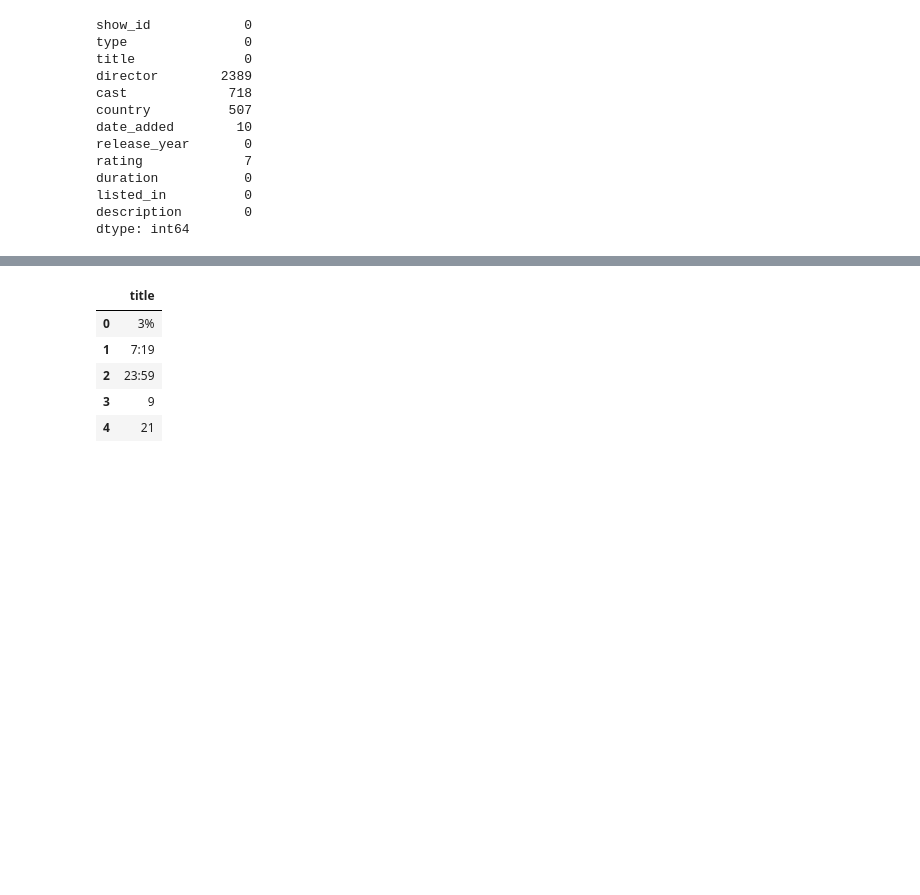
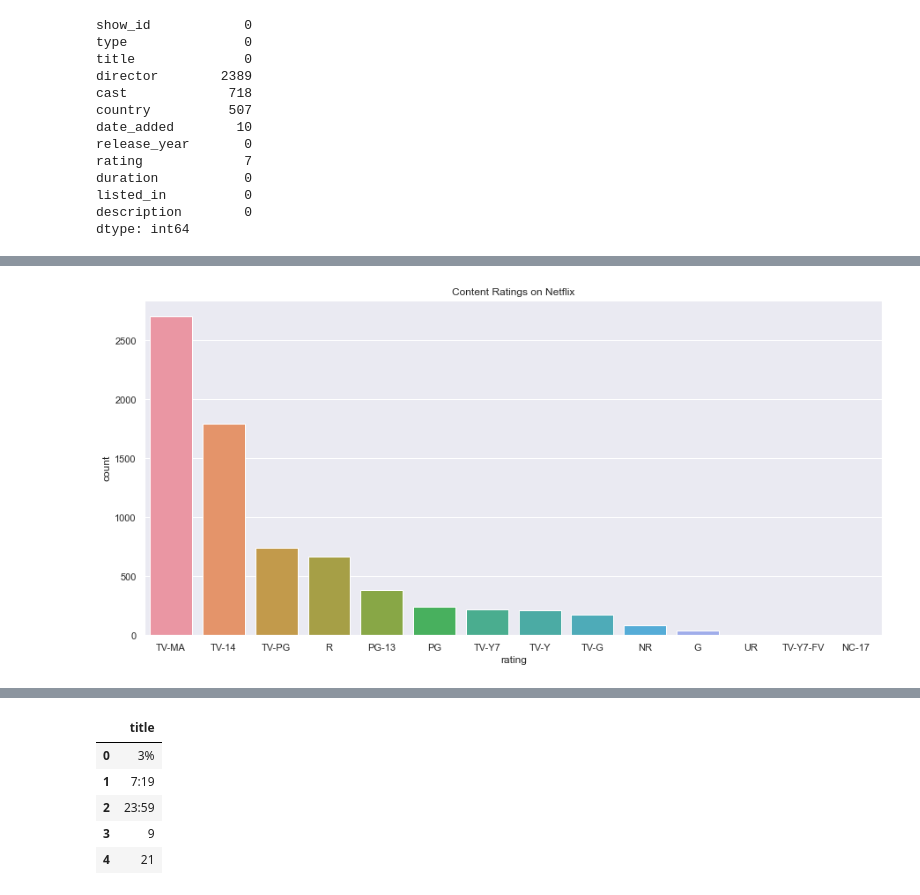
Before and after one commit to sanyogthescholar/movie_recommendation_system, a Jupyter notebook: movie_recommendation_system.ipynb, the cells around one changed output, grey strips where cells are left out. Cells and saved outputs as stored; diff of their text form; code cells hidden in the pictures; blank space fills up the shorter version.

Commit message:
Update movie_recommendation_system.ipynb
data visualisations

```diff
--- a/movie_recommendation_system.ipynb
+++ b/movie_recommendation_system.ipynb
@@ -71,0 +100,8 @@ dtype: int64
+# %%
+#filling nan values for different columns
+df['director']=df['director'].fillna('unknown')
+df['cast']=df['cast'].fillna('unknown')
+df['date_added']=df['date_added'].fillna('not specified')
+
+#dropping rows with missing columns
+df.dropna(subset=['country','rating'], axis=0, inplace= True)
@@ -71,0 +149,5 @@ dtype: int64
+# %%
+#creating a new dataframe called rating_count
+rating_count=pd.DataFrame(df['rating'].value_counts()).reset_index(inplace=False)
+rating_count.columns=['rating','count']
+rating_count
@@ -71,0 +170,8 @@ dtype: int64
+# %%
+#visualizing the ratings on the netflix dataset
+sns.set(rc={'figure.figsize':(15,7)})
+ax=sns.barplot(data=rating_count,x='rating',y='count')
+ax.set_title("Content Ratings on Netflix")
+plt.savefig('Content Ratings.png')
+# %% [output]
+[figure, added]
```
Also changed, not shown: parts of 26 cells of this notebook.
